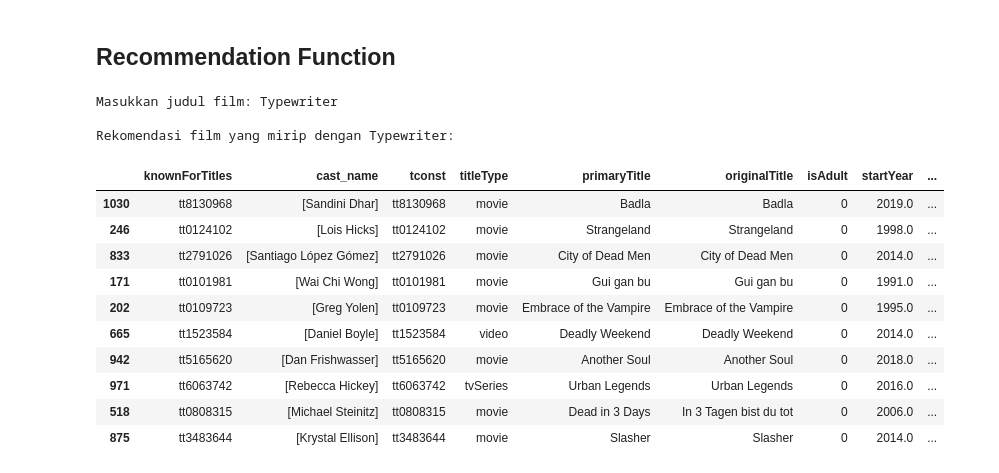
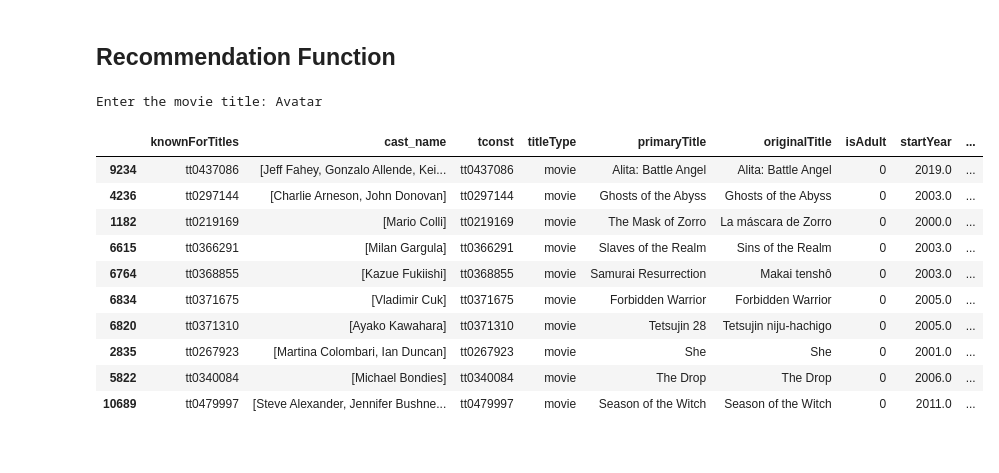
Before and after one commit to azariadr/content-based-movie-recommender, a Jupyter notebook: Movie_Recommender_A_Content_Based_Approach.ipynb, the cells around one changed output. Saved outputs shown, nothing was run; the diff lists cells and outputs as text; code cells hidden in the pictures.

```diff
--- a/Movie_Recommender_A_Content_Based_Approach.ipynb
+++ b/Movie_Recommender_A_Content_Based_Approach.ipynb
@@ -348,13 +601,16 @@ feature_df
 # %%
 def sanitize(x):
-    try:
-        if isinstance(x, list):
-            return [i.replace(' ', '').lower() for i in x]
-        else:
-            return [x.replace(' ', '').lower()]
-    except Exception as e:
-        print(f"Error saat membersihkan data: {e}, data: {x}")
-        return []
-feature_df['soup'] = feature_df.apply(lambda x: ' '.join(sanitize(x['cast_name'])) + ' ' + ' '.join(sanitize(x['genres'])) + ' ' + ' '.join(sanitize(x['director_name'])) + ' ' + ' '.join(sanitize(x['writer_name'])), axis=1)
+    if isinstance(x, list):
+        return [i.replace(' ', '').lower() for i in x]
+    return []
+
+feature_df['soup'] = feature_df.apply(lambda row:
+    ' '.join(sanitize(row['cast_name'])) + ' ' +
+    ' '.join(sanitize(row['genres'])) + ' ' +
+    ' '.join(sanitize(row['directors'])) + ' ' +
+    ' '.join(sanitize(row['writers'])),
+    axis=1
+)
+
 feature_df
 # %% [output]
@@ -379,9 +630,9 @@ See the caveats in the documentation: https://pandas.pydata.org/pandas-docs/stab
 # %% [markdown]
 ## Modeling and Evaluation
 # %%
-count = CountVectorizer(stop_words='english')
+count = CountVectorizer()
 count_matrix = count.fit_transform(feature_df['soup'])
 
 print(count)
-print(count_matrix.shape)
+print("Dimensi matriks:", count_matrix.shape)
 # %% [output]
@@ -404,29 +655,31 @@ print(cosine_sim)
 indices = pd.Series(feature_df.index, index=feature_df['title']).drop_duplicates()
 
 def content_recommender(title):
-    idx = indices[title]
-    sim_scores = list(enumerate(cosine_sim[idx]))
-    sim_scores = sorted(sim_scores, key=lambda x: x[1], reverse=True)
-    sim_scores = sim_scores[1:11]
-    movie_indices = [i[0] for i in sim_scores]
-    return base_df.iloc[movie_indices]
+  if title not in indices:
+    return f"{title} was not found in the database."
+
+  idx = indices[title]
+  sim_scores = list(enumerate(cosine_sim[idx]))
+  sim_scores = sorted(sim_scores, key=lambda x: x[1], reverse=True)
+
+  sim_scores = sim_scores[1:11]
+  movie_indices = [i[0] for i in sim_scores]
+
+  return base_df.iloc[movie_indices]
 # %%
-movie_title = input("Masukkan judul film: ")
+movie_title = input("Enter the movie title: ")
 recommendations = content_recommender(movie_title)
-print("\nRekomendasi film yang mirip dengan", movie_title + ":")
 recommendations
 # %% [output]
-Masukkan judul film: Typewriter
-
-Rekomendasi film yang mirip dengan Typewriter:
+Enter the movie title: Avatar
 |  | knownForTitles | cast_name | tconst | titleType | primaryTitle | originalTitle | isAdult | startYear | ... |
-| 1030 | tt8130968 | [Sandini Dhar] | tt8130968 | movie | Badla | Badla | 0 | 2019.0 | ... |
-| 246 | tt0124102 | [Lois Hicks] | tt0124102 | movie | Strangeland | Strangeland | 0 | 1998.0 | ... |
-| 833 | tt2791026 | [Santiago López Gómez] | tt2791026 | movie | City of Dead Men | City of Dead Men | 0 | 2014.0 | ... |
-| 171 | tt0101981 | [Wai Chi Wong] | tt0101981 | movie | Gui gan bu | Gui gan bu | 0 | 1991.0 | ... |
-| 202 | tt0109723 | [Greg Yolen] | tt0109723 | movie | Embrace of the Vampire | Embrace of the Vampire | 0 | 1995.0 | ... |
-| 665 | tt1523584 | [Daniel Boyle] | tt1523584 | video | Deadly Weekend | Deadly Weekend | 0 | 2014.0 | ... |
-| 942 | tt5165620 | [Dan Frishwasser] | tt5165620 | movie | Another Soul | Another Soul | 0 | 2018.0 | ... |
-| 971 | tt6063742 | [Rebecca Hickey] | tt6063742 | tvSeries | Urban Legends | Urban Legends | 0 | 2016.0 | ... |
-| 518 | tt0808315 | [Michael Steinitz] | tt0808315 | movie | Dead in 3 Days | In 3 Tagen bist du tot | 0 | 2006.0 | ... |
-| 875 | tt3483644 | [Krystal Ellison] | tt3483644 | movie | Slasher | Slasher | 0 | 2014.0 | ... |
+| 9234 | tt0437086 | [Jeff Fahey, Gonzalo Allende, Kei... | tt0437086 | movie | Alita: Battle Angel | Alita: Battle Angel | 0 | 2019.0 | ... |
+| 4236 | tt0297144 | [Charlie Arneson, John Donovan] | tt0297144 | movie | Ghosts of the Abyss | Ghosts of the Abyss | 0 | 2003.0 | ... |
+| 1182 | tt0219169 | [Mario Colli] | tt0219169 | movie | The Mask of Zorro | La máscara de Zorro | 0 | 2000.0 | ... |
+| 6615 | tt0366291 | [Milan Gargula] | tt0366291 | movie | Slaves of the Realm | Sins of the Realm | 0 | 2003.0 | ... |
+| 6764 | tt0368855 | [Kazue Fukiishi] | tt0368855 | movie | Samurai Resurrection | Makai tenshô | 0 | 2003.0 | ... |
+| 6834 | tt0371675 | [Vladimir Cuk] | tt0371675 | movie | Forbidden Warrior | Forbidden Warrior | 0 | 2005.0 | ... |
+| 6820 | tt0371310 | [Ayako Kawahara] | tt0371310 | movie | Tetsujin 28 | Tetsujin niju-hachigo | 0 | 2005.0 | ... |
+| 2835 | tt0267923 | [Martina Colombari, Ian Duncan] | tt0267923 | movie | She | She | 0 | 2001.0 | ... |
+| 5822 | tt0340084 | [Michael Bondies] | tt0340084 | movie | The Drop | The Drop | 0 | 2006.0 | ... |
+| 10689 | tt0479997 | [Steve Alexander, Jennifer Bushne... | tt0479997 | movie | Season of the Witch | Season of the Witch | 0 | 2011.0 | ... |
```
Also changed, not shown: parts of 57 cells of this notebook.
